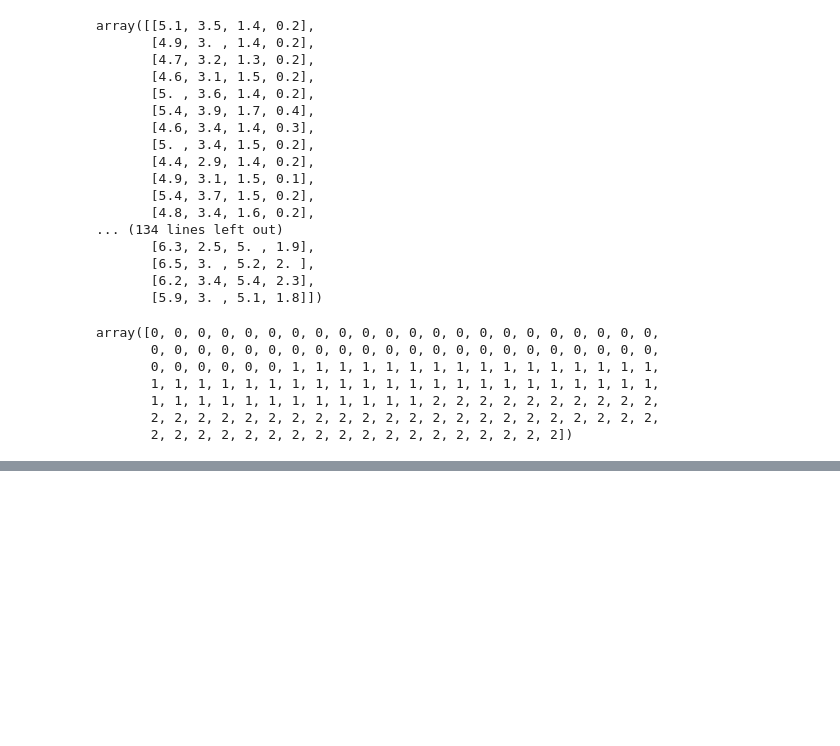
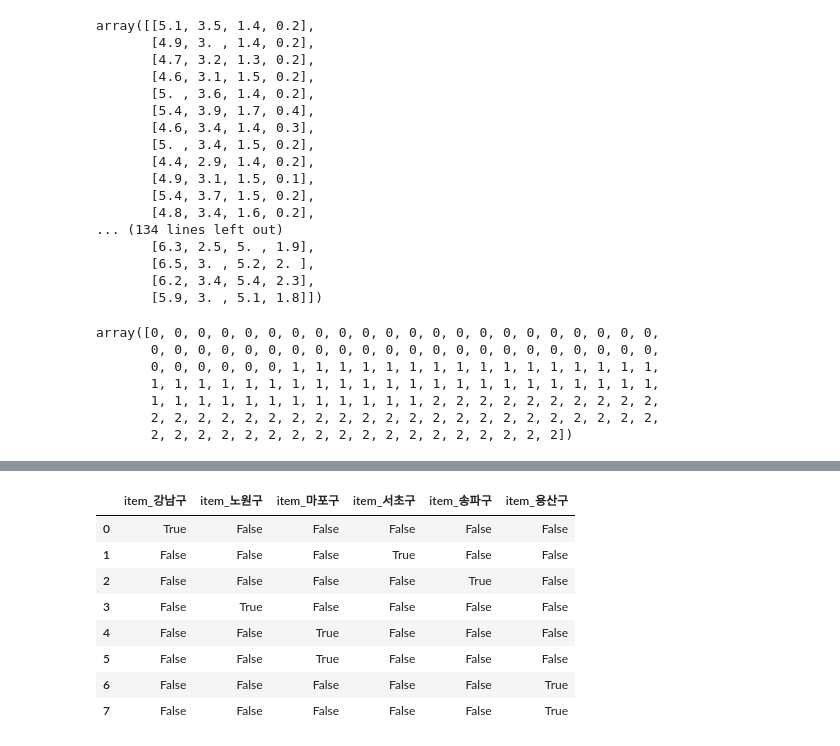
Before and after one commit to Autumn-eul/oz_Django, a Jupyter notebook: Machine-Learning/machine_learning.ipynb, the cells around one changed output, grey strips where cells are left out. Saved outputs shown, nothing was run; the diff lists cells and outputs as text; code cells hidden in the pictures; blank space fills up the shorter version.

```diff
--- a/Machine-Learning/machine_learning.ipynb
+++ b/Machine-Learning/machine_learning.ipynb
@@ -74,0 +342,16 @@ X_train, X_test, y_train, y_testtrain_test_split(iris.data, iris.target, test_si
+# %%
+# df.get_dummies()
+import pandas as pd
+df = pd.DataFrame({"item" : ["강남구", "서초구", "송파구", "노원구", "마포구", "마포구", "용산구", "용산구"]})
+
+pd.get_dummies(df)
+# %% [output]
+|  | item_강남구 | item_노원구 | item_마포구 | item_서초구 | item_송파구 | item_용산구 |
+| 0 | True | False | False | False | False | False |
+| 1 | False | False | False | True | False | False |
+| 2 | False | False | False | False | True | False |
+| 3 | False | True | False | False | False | False |
+| 4 | False | False | True | False | False | False |
+| 5 | False | False | True | False | False | False |
+| 6 | False | False | False | False | False | True |
+| 7 | False | False | False | False | False | True |
```
Also changed, not shown: parts of 21 cells of this notebook.
